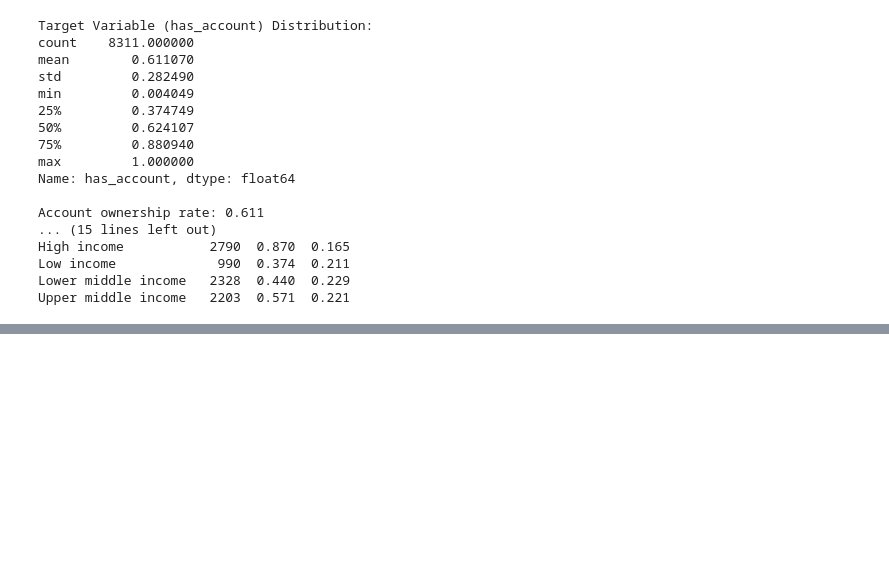
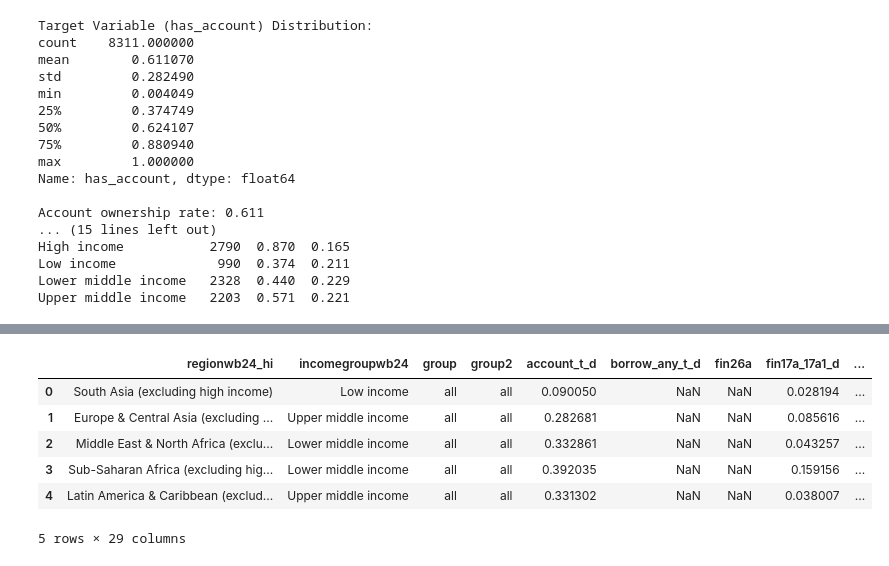
Before and after one commit to VAL-Jerono/FinScope, a Jupyter notebook: FinScope_model.ipynb, the cells around one changed output, grey strips where cells are left out. Saved outputs shown, nothing was run; the diff lists cells and outputs as text; code cells hidden in the pictures; blank space fills up the shorter version.

```diff
--- a/FinScope_model.ipynb
+++ b/FinScope_model.ipynb
@@ -603,0 +852,16 @@ Model is ready for deployment in a web application!
+# %%
+import pandas as pd
+import requests
+
+# Fetch the data.
+df_clean= pd.read_csv("data_with_missing_values.csv")
+
+df_clean.head()
+# %% [output]
+|  | regionwb24_hi | incomegroupwb24 | group | group2 | account_t_d | borrow_any_t_d | fin26a | fin17a_17a1_d | ... |
+| 0 | South Asia (excluding high income) | Low income | all | all | 0.090050 | NaN | NaN | 0.028194 | ... |
+| 1 | Europe & Central Asia (excluding ... | Upper middle income | all | all | 0.282681 | NaN | NaN | 0.085616 | ... |
+| 2 | Middle East & North Africa (exclu... | Lower middle income | all | all | 0.332861 | NaN | NaN | 0.043257 | ... |
+| 3 | Sub-Saharan Africa (excluding hig... | Lower middle income | all | all | 0.392035 | NaN | NaN | 0.159156 | ... |
+| 4 | Latin America & Caribbean (exclud... | Upper middle income | all | all | 0.331302 | NaN | NaN | 0.038007 | ... |
+5 rows × 29 columns
```
Also changed, not shown: parts of 53 cells of this notebook, 5 other files.
